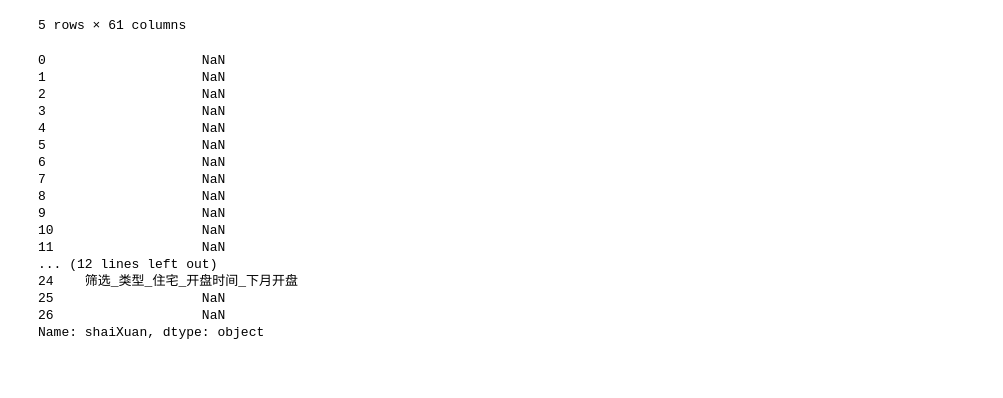
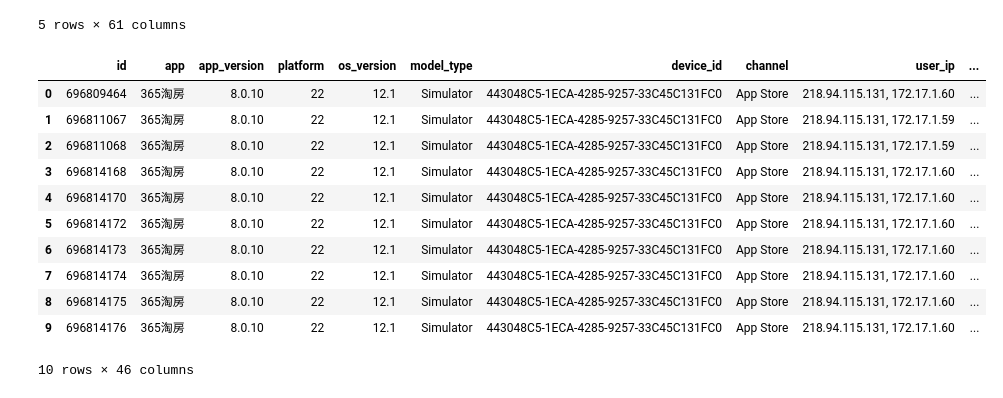
Before and after one commit to flybetter/handson_demo, a Jupyter notebook: data_analysis/data_365company_new_data.ipynb, the cells around one changed output. Cells and saved outputs as stored; diff of their text form; code cells hidden in the pictures; blank space fills up the shorter version.

```diff
--- a/data_analysis/data_365company_new_data.ipynb
+++ b/data_analysis/data_365company_new_data.ipynb
@@ -179,23 +126,3 @@ df_final.dropna(subset=['content'])
 | 25 | 696815745 | 365淘房 | 8.0.10 | 22 | 12.1 | Simulator | 443048C5-1ECA-4285-9257-33C45C131FC0 | App Store | 218.94.115.131, 172.17.1.60 | ... |
 | 26 | 696815780 | 365淘房 | 8.0.10 | 22 | 12.1 | Simulator | 443048C5-1ECA-4285-9257-33C45C131FC0 | App Store | 218.94.115.131, 172.17.1.60 | ... |
 5 rows × 61 columns
-# %%
-df_final['shaiXuan']
-# %% [output]
-0                    NaN
-1                    NaN
-2                    NaN
-3                    NaN
-4                    NaN
-5                    NaN
-6                    NaN
-7                    NaN
-8                    NaN
-9                    NaN
-10                   NaN
-11                   NaN
-... (12 lines left out)
-24    筛选_类型_住宅_开盘时间_下月开盘
-25                   NaN
-26                   NaN
-Name: shaiXuan, dtype: object
@@ -201,0 +131,17 @@ Name: shaiXuan, dtype: object
+# %%
+df=pd.read_csv('newHouseLog.csv')
+# %%
+df[:10]
+# %% [output]
+|  | id | app | app_version | platform | os_version | model_type | device_id | channel | user_ip | ... |
+| 0 | 696809464 | 365淘房 | 8.0.10 | 22 | 12.1 | Simulator | 443048C5-1ECA-4285-9257-33C45C131FC0 | App Store | 218.94.115.131, 172.17.1.60 | ... |
+| 1 | 696811067 | 365淘房 | 8.0.10 | 22 | 12.1 | Simulator | 443048C5-1ECA-4285-9257-33C45C131FC0 | App Store | 218.94.115.131, 172.17.1.59 | ... |
+| 2 | 696811068 | 365淘房 | 8.0.10 | 22 | 12.1 | Simulator | 443048C5-1ECA-4285-9257-33C45C131FC0 | App Store | 218.94.115.131, 172.17.1.59 | ... |
+| 3 | 696814168 | 365淘房 | 8.0.10 | 22 | 12.1 | Simulator | 443048C5-1ECA-4285-9257-33C45C131FC0 | App Store | 218.94.115.131, 172.17.1.60 | ... |
+| 4 | 696814170 | 365淘房 | 8.0.10 | 22 | 12.1 | Simulator | 443048C5-1ECA-4285-9257-33C45C131FC0 | App Store | 218.94.115.131, 172.17.1.60 | ... |
+| 5 | 696814172 | 365淘房 | 8.0.10 | 22 | 12.1 | Simulator | 443048C5-1ECA-4285-9257-33C45C131FC0 | App Store | 218.94.115.131, 172.17.1.60 | ... |
+| 6 | 696814173 | 365淘房 | 8.0.10 | 22 | 12.1 | Simulator | 443048C5-1ECA-4285-9257-33C45C131FC0 | App Store | 218.94.115.131, 172.17.1.60 | ... |
+| 7 | 696814174 | 365淘房 | 8.0.10 | 22 | 12.1 | Simulator | 443048C5-1ECA-4285-9257-33C45C131FC0 | App Store | 218.94.115.131, 172.17.1.60 | ... |
+| 8 | 696814175 | 365淘房 | 8.0.10 | 22 | 12.1 | Simulator | 443048C5-1ECA-4285-9257-33C45C131FC0 | App Store | 218.94.115.131, 172.17.1.60 | ... |
+| 9 | 696814176 | 365淘房 | 8.0.10 | 22 | 12.1 | Simulator | 443048C5-1ECA-4285-9257-33C45C131FC0 | App Store | 218.94.115.131, 172.17.1.60 | ... |
+10 rows × 46 columns
```
Also changed, not shown: parts of 9 cells of this notebook.
